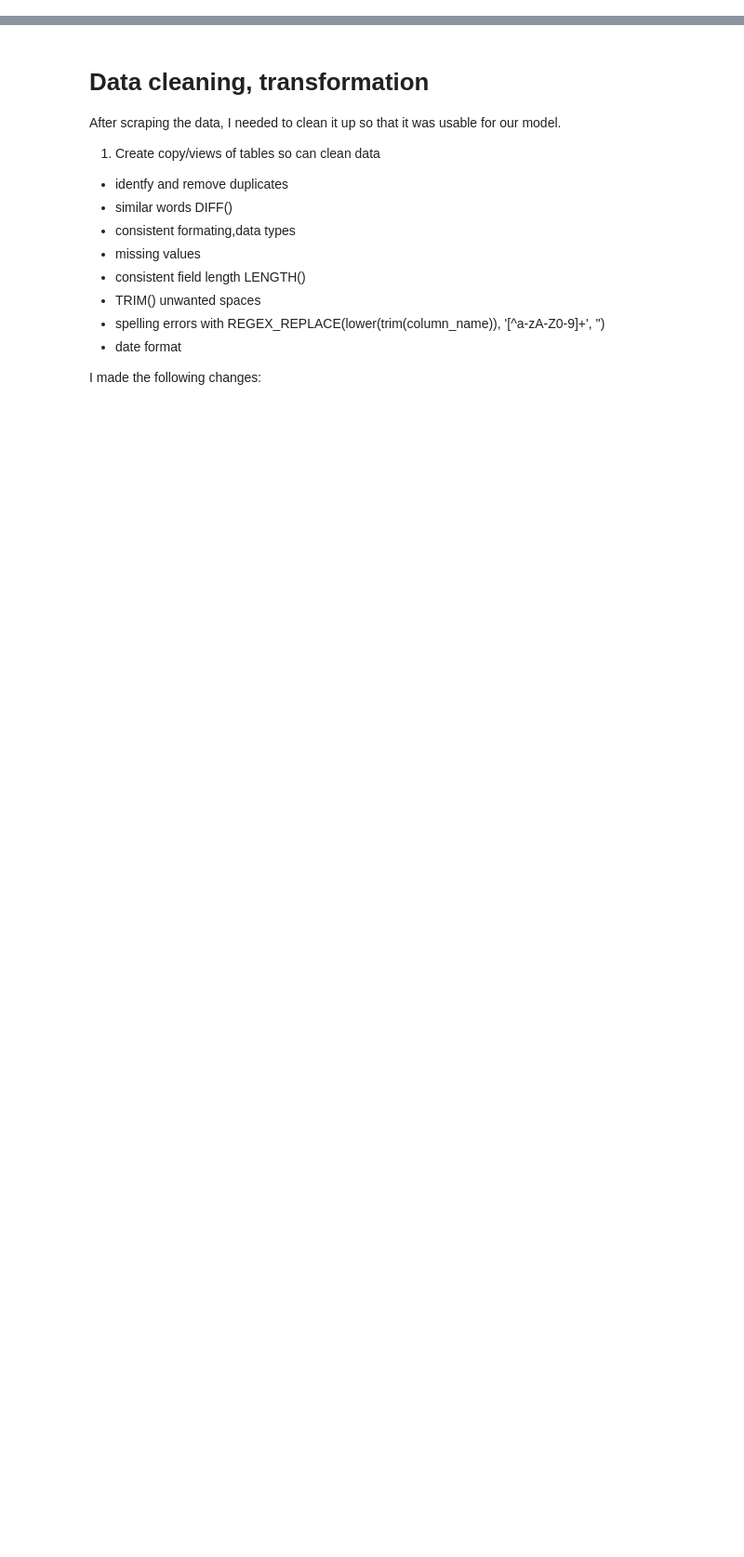
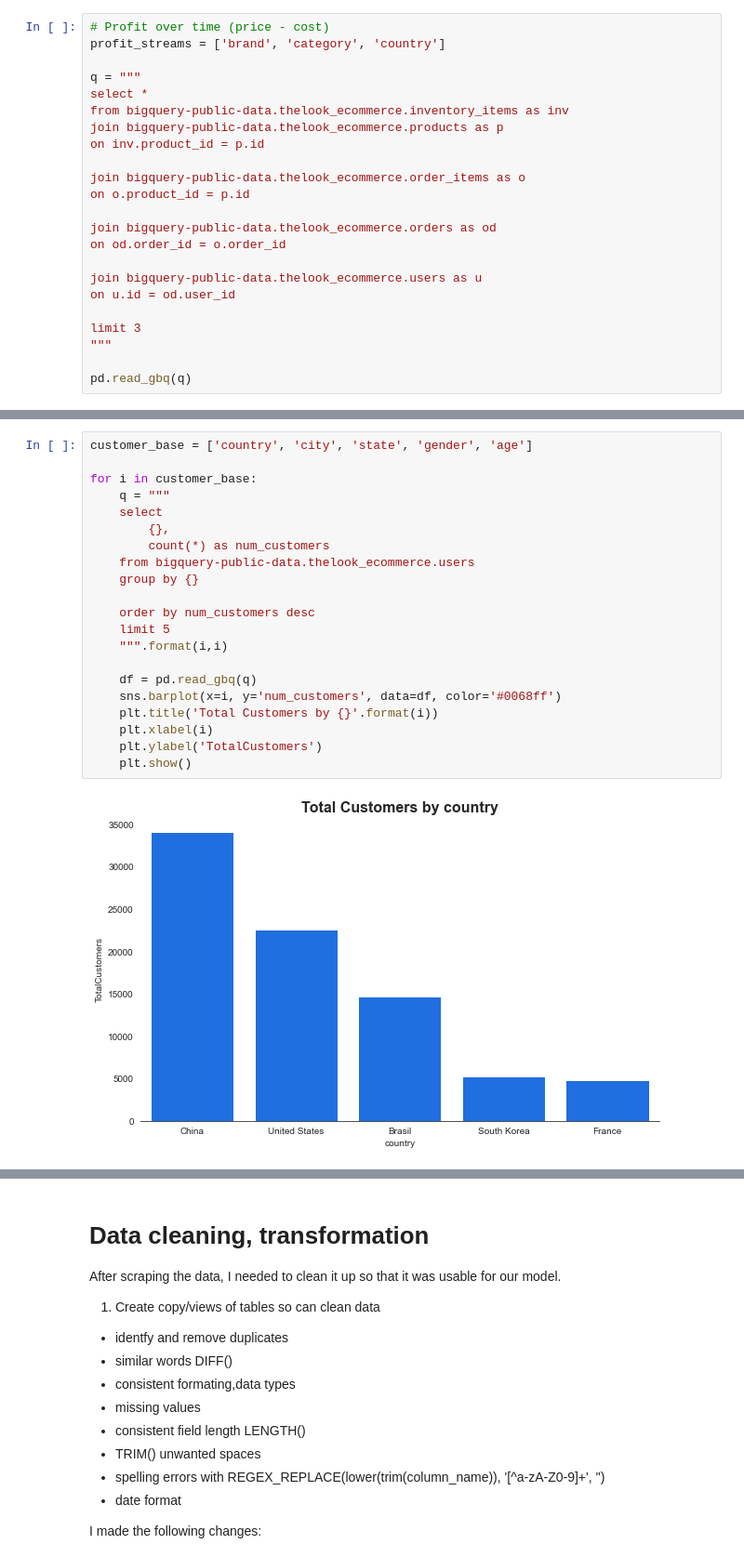
Before and after one commit to buttersaltpepper/Data-Analysis, a Jupyter notebook: project1.ipynb, the cells around one changed output, grey strips where cells are left out. Shown at 93% size. Drawn from its saved outputs; the diff is of its cells as text; blank space fills up the shorter version.

```diff
--- a/project1.ipynb
+++ b/project1.ipynb
@@ -64,0 +194,23 @@ pd.read_gbq(sql)
+# %%
+# Profit over time (price - cost)
+profit_streams = ['brand', 'category', 'country']
+
+q = """
+select *
+from bigquery-public-data.thelook_ecommerce.inventory_items as inv
+join bigquery-public-data.thelook_ecommerce.products as p
+on inv.product_id = p.id
+
+join bigquery-public-data.thelook_ecommerce.order_items as o
+on o.product_id = p.id
+
+join bigquery-public-data.thelook_ecommerce.orders as od
+on od.order_id = o.order_id
+
+join bigquery-public-data.thelook_ecommerce.users as u
+on u.id = od.user_id
+
+limit 3
+"""
+
+pd.read_gbq(q)
@@ -64,0 +226,23 @@ pd.read_gbq(sql)
+# %%
+customer_base = ['country', 'city', 'state', 'gender', 'age']
+
+for i in customer_base:
+    q = """
+    select
+        {},
+        count(*) as num_customers
+    from bigquery-public-data.thelook_ecommerce.users
+    group by {}
+
+    order by num_customers desc
+    limit 5
+    """.format(i,i)
+
+    df = pd.read_gbq(q)
+    sns.barplot(x=i, y='num_customers', data=df, color='#0068ff')
+    plt.title('Total Customers by {}'.format(i))
+    plt.xlabel(i)
+    plt.ylabel('TotalCustomers')
+    plt.show()
+# %% [output]
+[figure, added]
```
Also changed, not shown: parts of 27 cells of this notebook.
